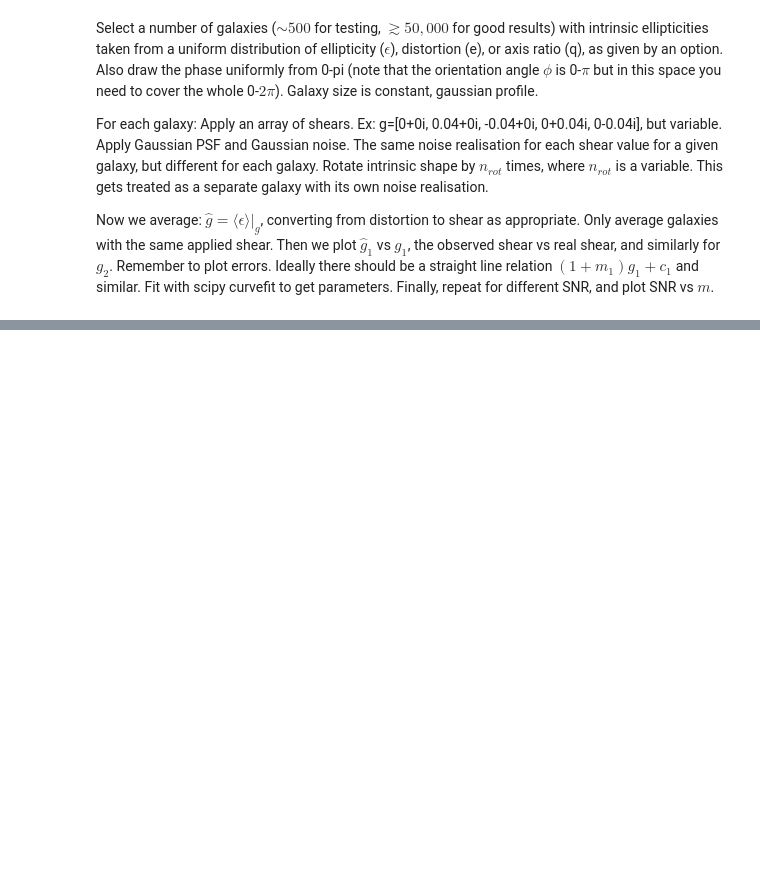
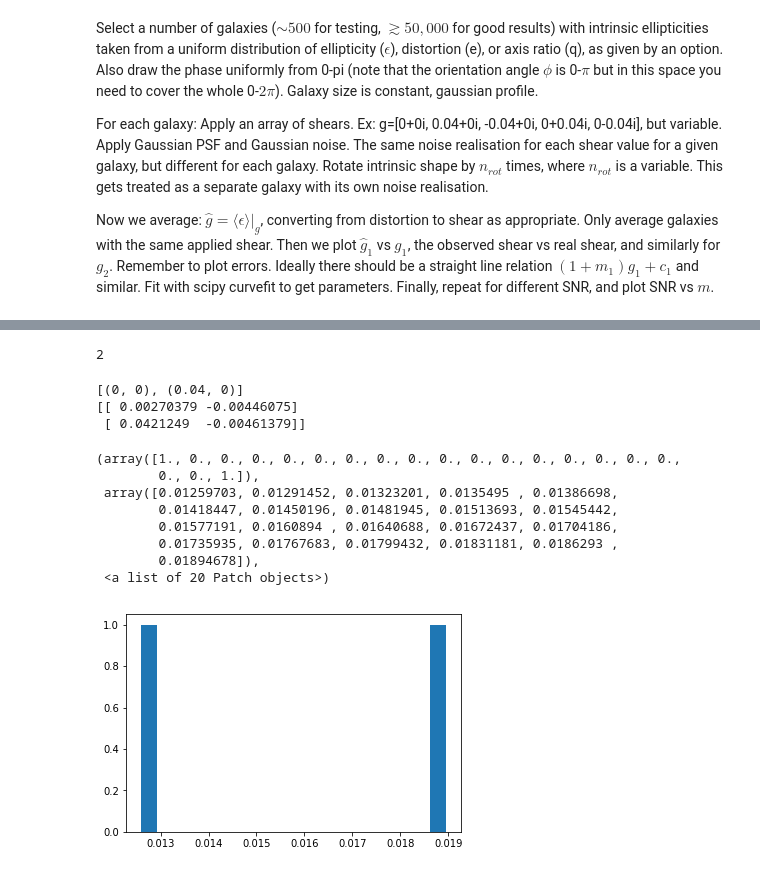
Before and after one commit to earosenberg/wl-bias-leaps, a Jupyter notebook: shape_measurement.ipynb, the cells around one changed output, grey strips where cells are left out. Drawn from its saved outputs; the diff is of its cells as text; code cells hidden in the pictures; blank space fills up the shorter version.

```diff
--- a/shape_measurement.ipynb
+++ b/shape_measurement.ipynb
@@ -201,0 +189,15 @@ array([[-0.02142182,  0.03017878],
+# %%
+def matchRotatedNans(obs):
+    '''If any of the rotations of a single galaxy are nan, make all rotations nan'''
+    tempObs = obs.transpose(0,1,3,2,4) #(SNR, ngal, shear, nrot, (e1, e2))
+    for i in range(tempObs.shape[0]):
+        for j in range(tempObs.shape[1]):
+            for k in range(tempObs.shape[2]):
+                if np.any(np.isnan(tempObs[i,j,k])):
+                    for m in range(tempObs.shape[3]):
+                        tempObs[i,j,k,m] = [np.nan,np.nan]
+    obs = tempObs.transpose(0,1,3,2,4)
+    return obs
+
+if matchRotNans:
+    obs = matchRotatedNans(obs)
@@ -201,0 +267,23 @@ array([[-0.02142182,  0.03017878],
+# %%
+print nBootstrap
+# %% [output]
+2
+# %%
+print shearList
+print meanShear[-1]
+# %% [output]
+[(0, 0), (0.04, 0)]
+[[ 0.00270379 -0.00446075]
+ [ 0.0421249  -0.00461379]]
+# %%
+plt.hist(shearSamples[:,0,0,0],bins=20)
+# %% [output]
+(array([1., 0., 0., 0., 0., 0., 0., 0., 0., 0., 0., 0., 0., 0., 0., 0., 0.,
+        0., 0., 1.]),
+ array([0.01259703, 0.01291452, 0.01323201, 0.0135495 , 0.01386698,
+        0.01418447, 0.01450196, 0.01481945, 0.01513693, 0.01545442,
+        0.01577191, 0.0160894 , 0.01640688, 0.01672437, 0.01704186,
+        0.01735935, 0.01767683, 0.01799432, 0.01831181, 0.0186293 ,
+        0.01894678]),
+ <a list of 20 Patch objects>)
+[figure, added]
```
Also changed, not shown: parts of 28 cells of this notebook.
